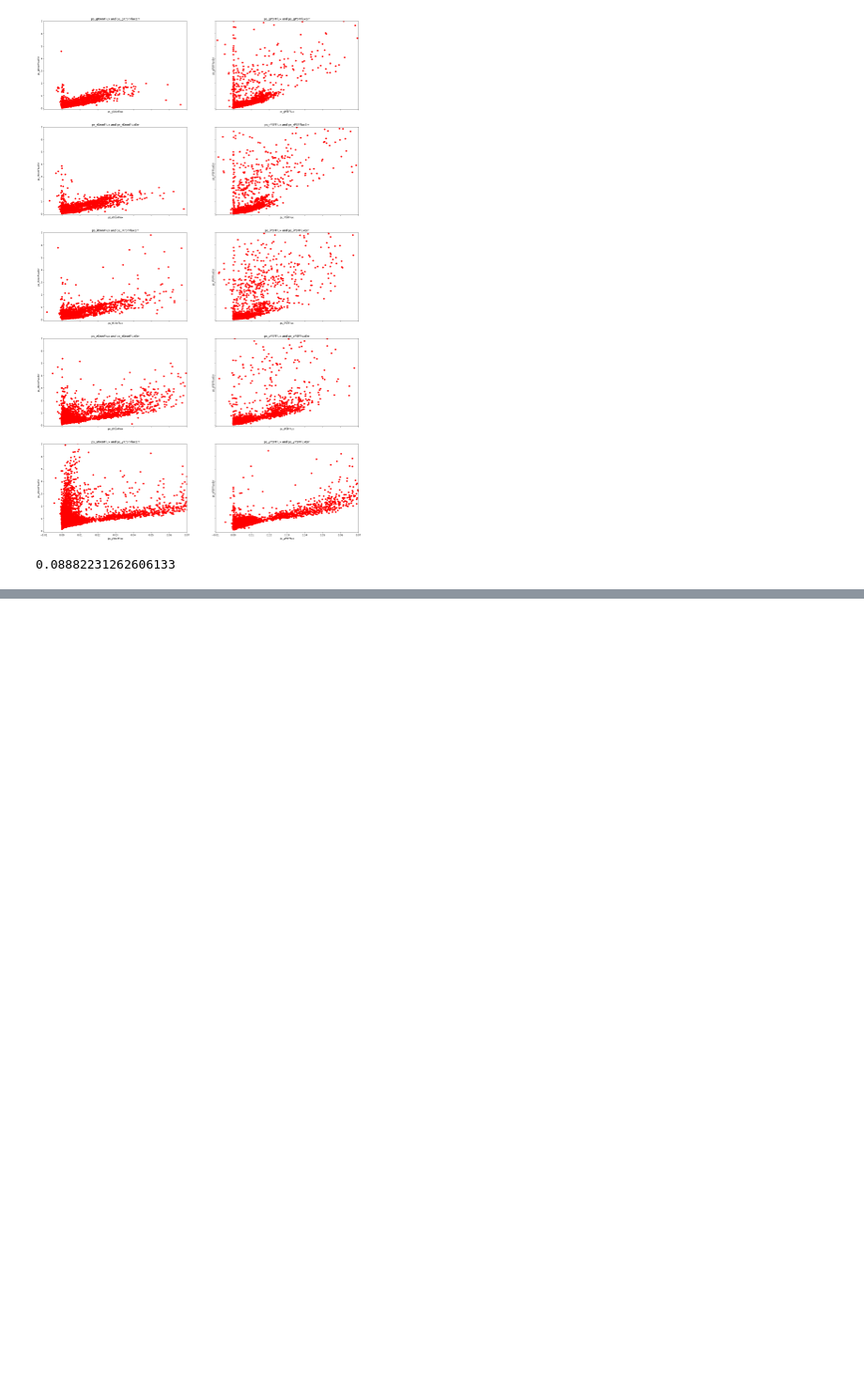
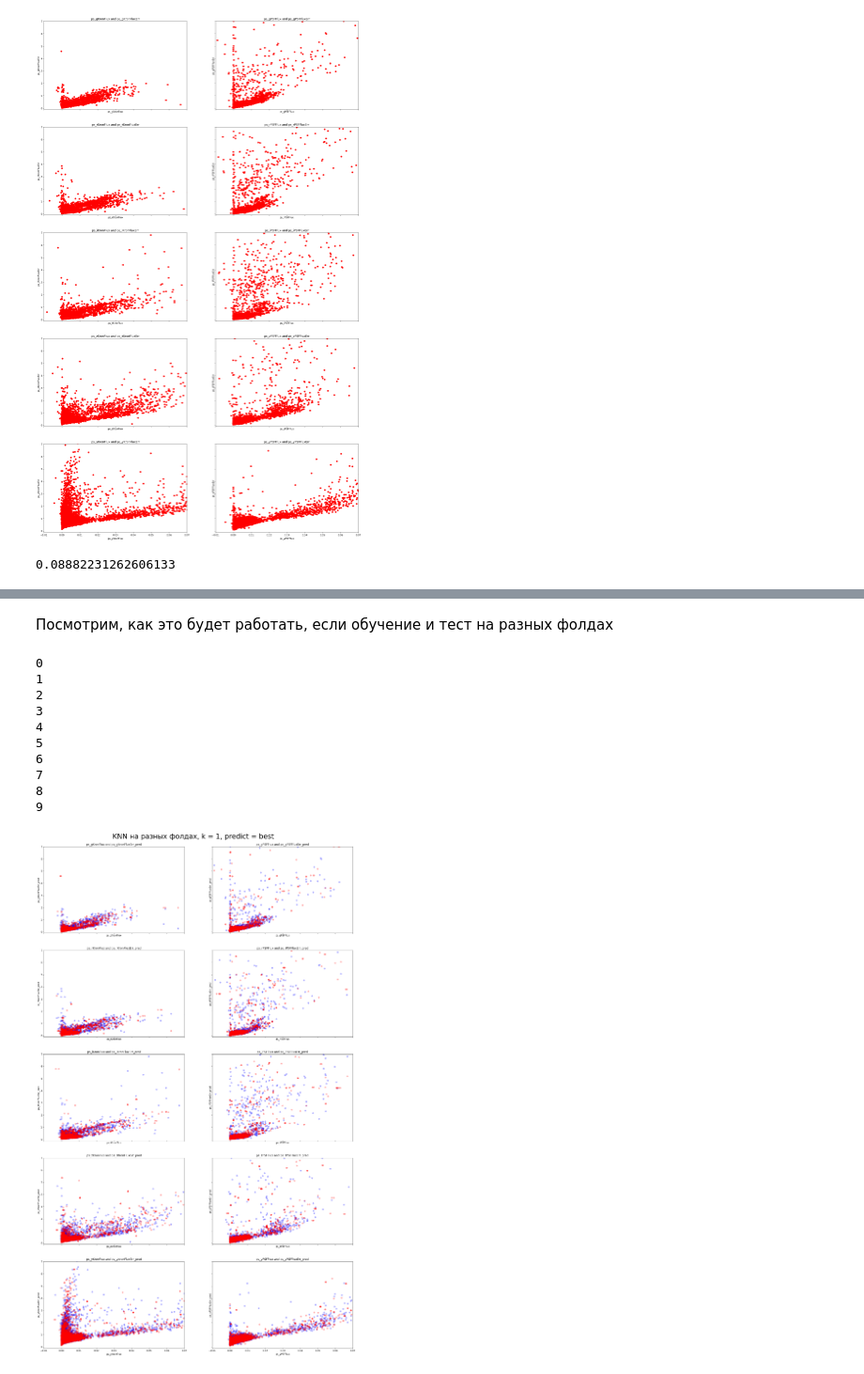
Before and after one commit to NadezhdaMalysheva/Scientific-work, a Jupyter notebook: S-G-Q_DESI+PanSTARRS+SDSS+WISE+J_UHS/Augmentation.ipynb, the cells around one changed output, grey strips where cells are left out. Shown at 94% size. Cells and saved outputs as stored; diff of their text form; code cells hidden in the pictures; blank space fills up the shorter version.

```diff
--- a/S-G-Q_DESI+PanSTARRS+SDSS+WISE+J_UHS/Augmentation.ipynb
+++ b/S-G-Q_DESI+PanSTARRS+SDSS+WISE+J_UHS/Augmentation.ipynb
@@ -187,0 +293,34 @@ plotik_ax(df1, feat[i * 2], feat[i * 2 + 1] + '_pred', axes)
+# %% [markdown]
+Посмотрим, как это будет работать, если обучение и тест на разных фолдах
+# %%
+f, axes = plt.subplots(nrows = 5, ncols=2, figsize=(24, 40), sharex=True, sharey = True)
+n_neighbors = 2
+f.suptitle(f'KNN на разных фолдах, k = {n_neighbors - 1}, predict = best', y=0.9, fontsize=30)
+for i in range(len(feat) // 2):
+    print(i)
+    ax = axes[i % 5][i // 5]
+
+    df0 = df.loc[df['fold']==0][feat[i * 2 : i * 2 + 2]].dropna()
+    df1 = df.loc[df['fold']==1][feat[i * 2 : i * 2 + 2]].dropna()
+    X = df1[[feat[i * 2]]]
+    y = df1[[feat[i * 2 + 1]]]
+    X_t = df0[[feat[i * 2]]]
+    y_t = df0[[feat[i * 2 + 1]]]
+
+    reg = KNeighborsRegressor(n_neighbors=n_neighbors-1).fit(X, y)
+    df0[feat[i * 2 + 1] + '_pred'] = reg.predict(X_t)
+
+    plotik_ax(df0, feat[i * 2], feat[i * 2 + 1], ax, color='b')
+    plotik_ax(df0, feat[i * 2], feat[i * 2 + 1] + '_pred', ax, color='r')
+# %% [output]
+0
+1
+2
+3
+4
+5
+6
+7
+8
+9
+[figure, added]
```
Also changed, not shown: parts of 35 cells of this notebook.
